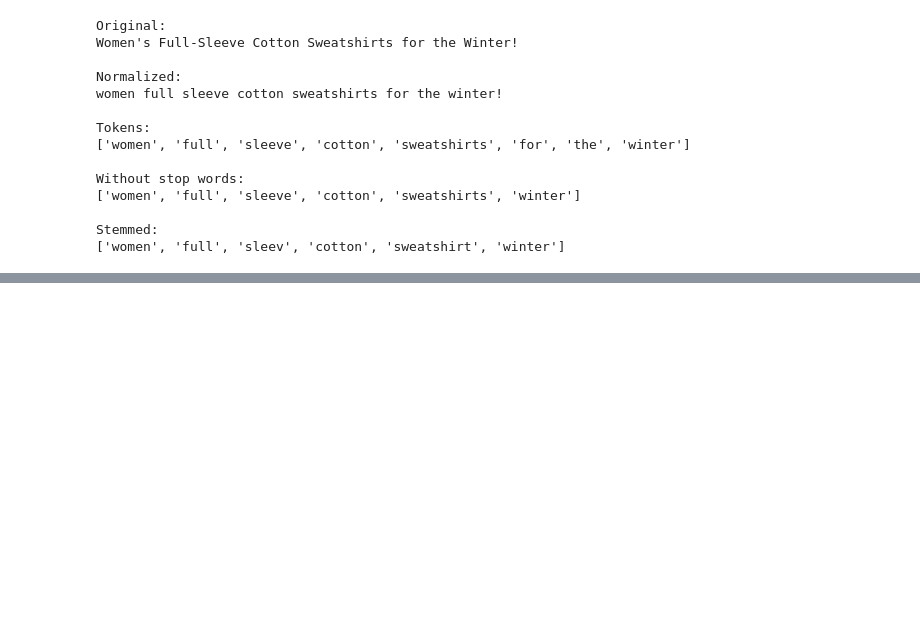
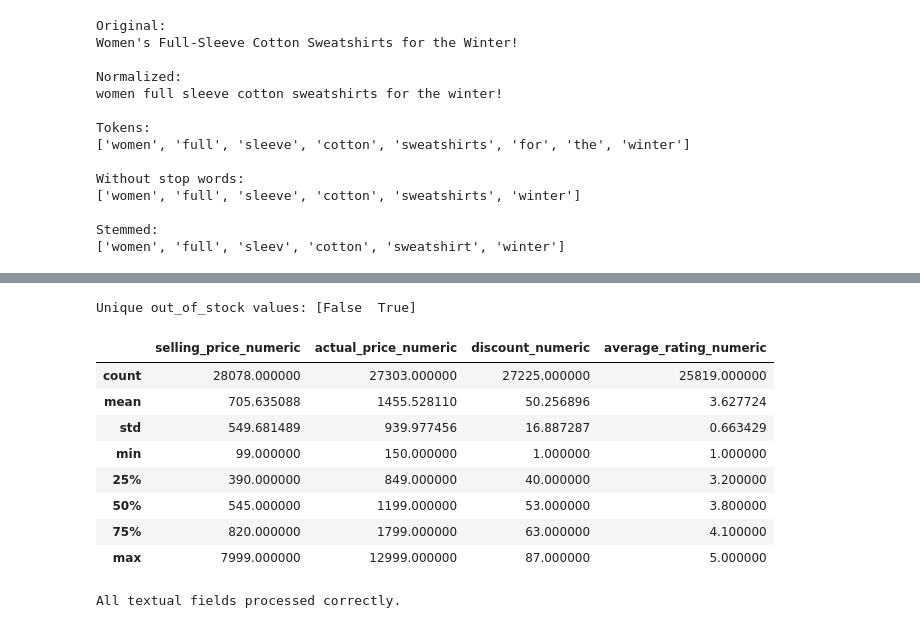
Before and after one commit to maariionaa-code/irwa-search-engine, a Jupyter notebook: project_progress/part_1/part_1.ipynb, the cells around one changed output, grey strips where cells are left out. Drawn from its saved outputs; the diff is of its cells as text; code cells hidden in the pictures; blank space fills up the shorter version.

```diff
--- a/project_progress/part_1/part_1.ipynb
+++ b/project_progress/part_1/part_1.ipynb
@@ -311,0 +420,5 @@ All title and description fields processed successfully.
+# %%
+df["search_tokens"] = df.apply(
+    combine_search_tokens,
+    axis=1,
+)
@@ -311,0 +473,68 @@ All title and description fields processed successfully.
+# %%
+df["selling_price_numeric"] = (
+    df["selling_price"]
+    .apply(parse_numeric_value)
+)
+
+df["actual_price_numeric"] = (
+    df["actual_price"]
+    .apply(parse_numeric_value)
+)
+
+df["discount_numeric"] = (
+    df["discount"]
+    .apply(parse_discount)
+)
+
+df["average_rating_numeric"] = (
+    df["average_rating"]
+    .apply(parse_numeric_value)
+)
+
+print(
+    "Unique out_of_stock values:",
+    df["out_of_stock"].unique(),
+)
+# %% [output]
+Unique out_of_stock values: [False  True]
+# %%
+numeric_clean_fields = [
+    "selling_price_numeric",
+    "actual_price_numeric",
+    "discount_numeric",
+    "average_rating_numeric",
+]
+
+df[numeric_clean_fields].describe()
+# %% [output]
+|  | selling_price_numeric | actual_price_numeric | discount_numeric | average_rating_numeric |
+| count | 28078.000000 | 27303.000000 | 27225.000000 | 25819.000000 |
+| mean | 705.635088 | 1455.528110 | 50.256896 | 3.627724 |
+| std | 549.681489 | 939.977456 | 16.887287 | 0.663429 |
+| min | 99.000000 | 150.000000 | 1.000000 | 1.000000 |
+| 25% | 390.000000 | 849.000000 | 40.000000 | 3.200000 |
+| 50% | 545.000000 | 1199.000000 | 53.000000 | 3.800000 |
+| 75% | 820.000000 | 1799.000000 | 63.000000 | 4.100000 |
+| max | 7999.000000 | 12999.000000 | 87.000000 | 5.000000 |
+# %%
+processed_fields = [
+    "title_tokens",
+    "description_tokens",
+    "brand_tokens",
+    "category_tokens",
+    "sub_category_tokens",
+    "product_details_tokens",
+    "seller_tokens",
+    "search_tokens",
+]
+
+for field in processed_fields:
+    assert df[field].apply(
+        lambda x: isinstance(x, list)
+    ).all()
+
+print(
+    "All textual fields processed correctly."
+)
+# %% [output]
+All textual fields processed correctly.
```
Also changed, not shown: parts of 23 cells of this notebook, 3 other files.
